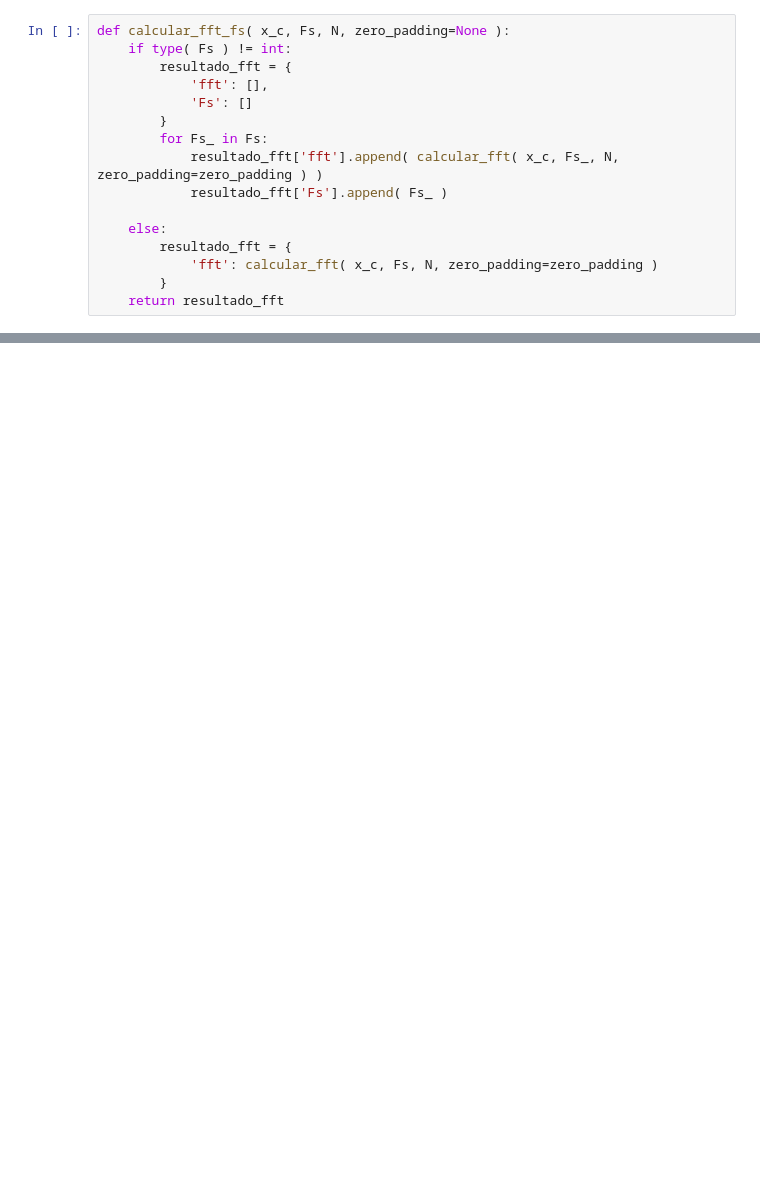
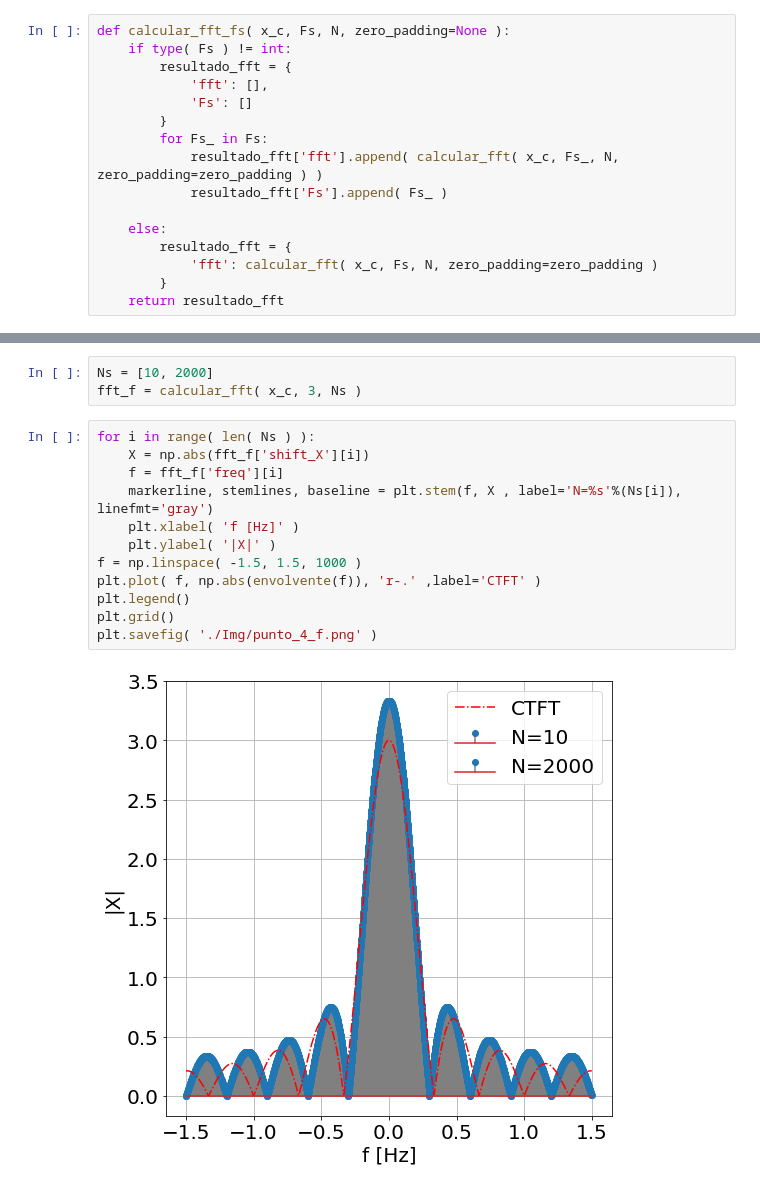
Before and after one commit to Equipo-2-DSP/informe_parte_2, a Jupyter notebook: 04-Continua-Periodica.ipynb, the cells around one changed output, grey strips where cells are left out. Drawn from its saved outputs; the diff is of its cells as text; blank space fills up the shorter version.

```diff
--- a/04-Continua-Periodica.ipynb
+++ b/04-Continua-Periodica.ipynb
@@ -91,0 +133,17 @@ plt.plot( t, np.sin(t + np.pi/2) )
+# %%
+Ns = [10, 2000]
+fft_f = calcular_fft( x_c, 3, Ns )
+# %%
+for i in range( len( Ns ) ):
+    X = np.abs(fft_f['shift_X'][i])
+    f = fft_f['freq'][i]
+    markerline, stemlines, baseline = plt.stem(f, X , label='N=%s'%(Ns[i]),  linefmt='gray')
+    plt.xlabel( 'f [Hz]' )
+    plt.ylabel( '|X|' )
+f = np.linspace( -1.5, 1.5, 1000 )
+plt.plot( f, np.abs(envolvente(f)), 'r-.' ,label='CTFT' )
+plt.legend()
+plt.grid()
+plt.savefig( './Img/punto_4_f.png' )
+# %% [output]
+[figure, added]
```
Also changed, not shown: parts of 18 cells of this notebook, 8 other files.
